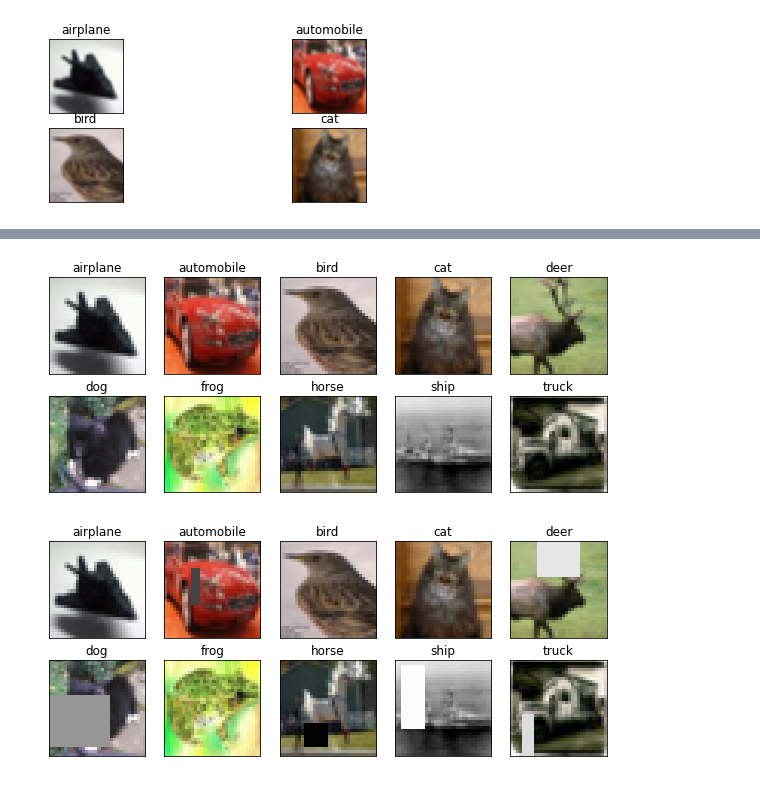
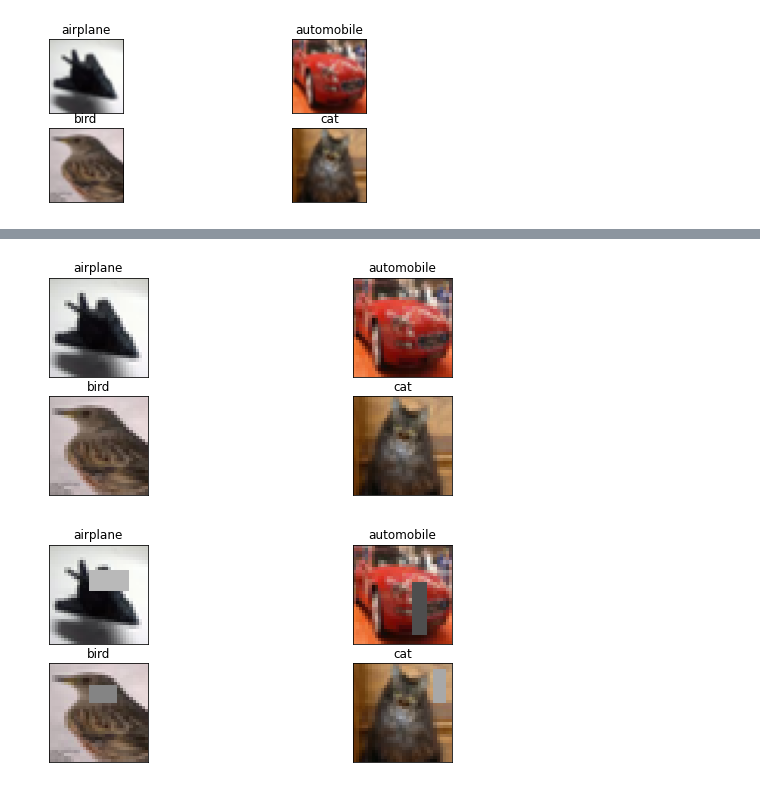
Before and after one commit to nishvit/DNN, a Jupyter notebook: Session_7_.ipynb, the cells around one changed output, grey strips where cells are left out. Saved outputs shown, nothing was run; the diff lists cells and outputs as text; code cells hidden in the pictures.

```diff
--- a/Session_7_.ipynb
+++ b/Session_7_.ipynb
@@ -16,6 +16,7 @@ from keras import layers, models
 # %%
 from keras.datasets import cifar10
 (train_features, train_labels), (test_features, test_labels) = cifar10.load_data()
+(features, labels), (tst_features, tst_labels) = cifar10.load_data()
 num_train, img_channels, img_rows, img_cols =  train_features.shape
 num_test, _, _, _ =  test_features.shape
 num_classes = len(np.unique(train_labels))
@@ -223,30 +224,28 @@ def get_random_eraser(p=0.5, s_l=0.02, s_h=0.4, r_1=0.3, r_2=1/0.3, v_l=0, v_h=2
     return eraser
 # %%
 eraser = get_random_eraser()
-class_names = ['airplane','automobile','bird','cat','deer',
-               'dog','frog','horse','ship','truck']
 fig = plt.figure(figsize=(10,4))
-for i in range(10):
-    ax = fig.add_subplot(2, 5, 1 + i, xticks=[], yticks=[])
-    idx = np.where(train_labels[:]==i)[0]
-    features_idx = train_features[idx,::]
+for i in range(4):
+    ax = fig.add_subplot(2, 2, 1 + i, xticks=[], yticks=[])
+    idx = np.where(labels[:]==i)[0]
+    features_idx = features[idx,::]
     im = features_idx[i]
     ax.set_title(class_names[i])
     plt.imshow(im)
 plt.show()
 
 fig = plt.figure(figsize=(10,4))
-for i in range(10):
-    ax = fig.add_subplot(2, 5, 1 + i, xticks=[], yticks=[])
-    idx = np.where(train_labels[:]==i)[0]
-    features_idx = train_features[idx,::]
+for i in range(4):
+    ax = fig.add_subplot(2, 2, 1 + i, xticks=[], yticks=[])
+    idx = np.where(labels[:]==i)[0]
+    features_idx = features[idx,::]
     im = features_idx[i]
     ax.set_title(class_names[i])
     plt.imshow(eraser(im))
 plt.show()
 # %% [output]
-[figure, old version]
+[figure, new version]
-[figure, old version]
+[figure, new version]
 # %%
 from keras.preprocessing.image import ImageDataGenerator
 
```
Also changed, not shown: parts of 2 cells of this notebook.
